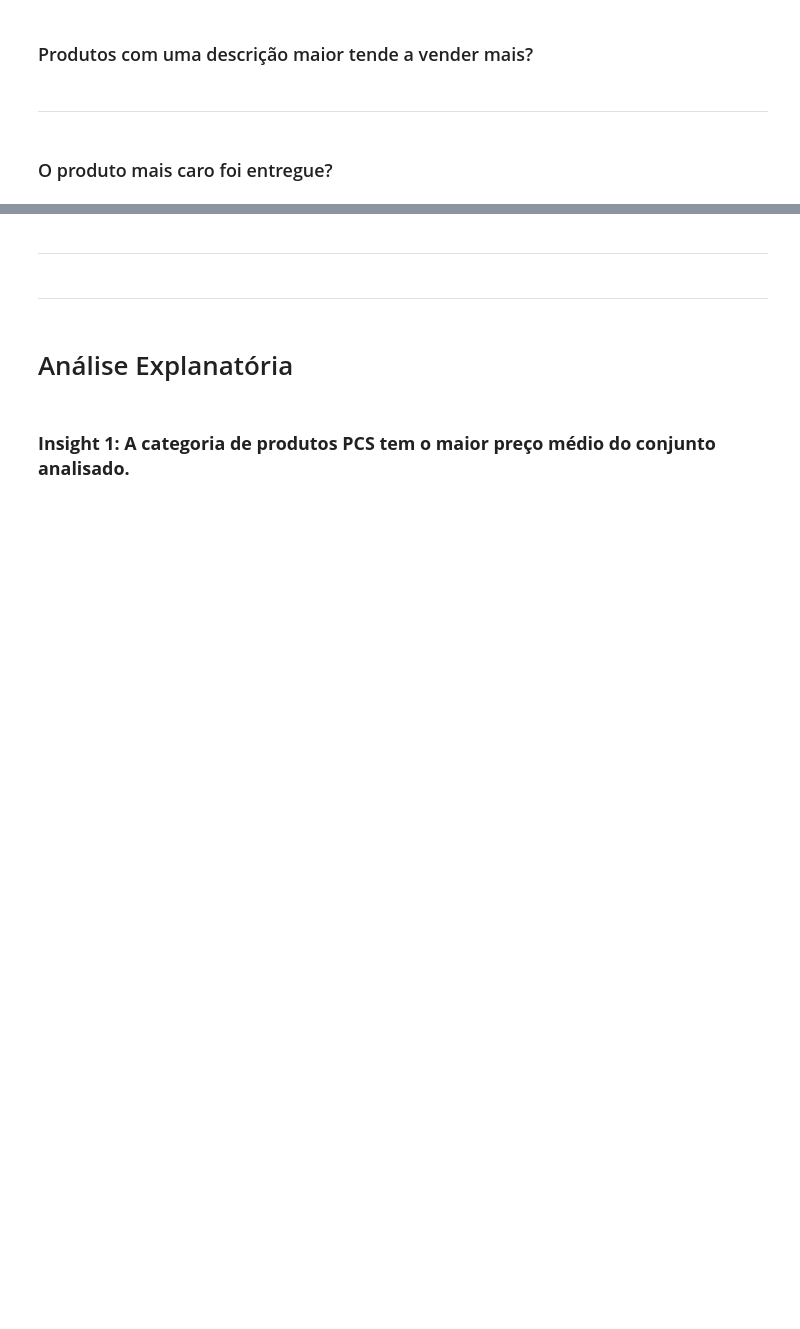
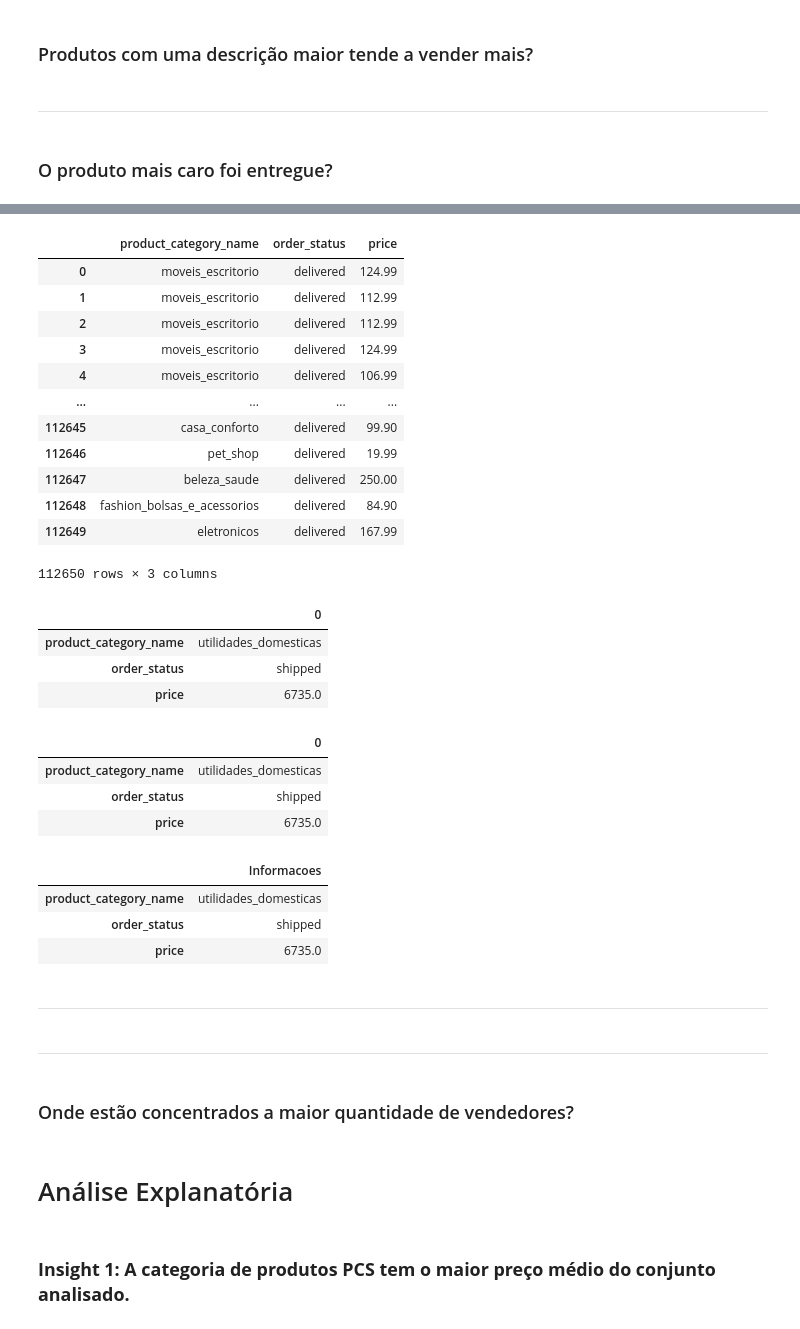
Before and after one commit to Marcus-Bernard0/Data-Science-projects, a Jupyter notebook: 2 - Ecommerce/Projeto.ipynb, the cells around one changed output, grey strips where cells are left out. Saved outputs shown, nothing was run; the diff lists cells and outputs as text; code cells hidden in the pictures; blank space fills up the shorter version.

```diff
--- a/2 - Ecommerce/Projeto.ipynb
+++ b/2 - Ecommerce/Projeto.ipynb
@@ -524,0 +500,24 @@ Com coeficiente de variação 60.87
+# %%
+dfUtd = dfCustomersMerge[['product_category_name','order_status', 'price']]
+dfUtd
+# %% [output]
+|  | product_category_name | order_status | price |
+| 0 | moveis_escritorio | delivered | 124.99 |
+| 1 | moveis_escritorio | delivered | 112.99 |
+| 2 | moveis_escritorio | delivered | 112.99 |
+| 3 | moveis_escritorio | delivered | 124.99 |
+| 4 | moveis_escritorio | delivered | 106.99 |
+| ... | ... | ... | ... |
+| 112645 | casa_conforto | delivered | 99.90 |
+| 112646 | pet_shop | delivered | 19.99 |
+| 112647 | beleza_saude | delivered | 250.00 |
+| 112648 | fashion_bolsas_e_acessorios | delivered | 84.90 |
+| 112649 | eletronicos | delivered | 167.99 |
+112650 rows × 3 columns
+# %%
+pd.DataFrame(dfUtd.query("product_category_name == 'utilidades_domesticas'").max())
+# %% [output]
+|  | 0 |
+| product_category_name | utilidades_domesticas |
+| order_status | shipped |
+| price | 6735.0 |
@@ -524,0 +526,7 @@ Com coeficiente de variação 60.87
+# %%
+dfut.head()
+# %% [output]
+|  | 0 |
+| product_category_name | utilidades_domesticas |
+| order_status | shipped |
+| price | 6735.0 |
@@ -525,7 +535,16 @@ Com coeficiente de variação 60.87
+# %%
+dfut.head()
+# %% [output]
+|  | Informacoes |
+| product_category_name | utilidades_domesticas |
+| order_status | shipped |
+| price | 6735.0 |
 # %% [markdown]
 ---
 # %% [markdown]
-----
+---
+# %% [markdown]
+### Onde estão concentrados a maior quantidade de vendedores?
 # %% [markdown]
 # Análise Explanatória
 # %% [markdown]
```
Also changed, not shown: parts of 11 cells of this notebook.
